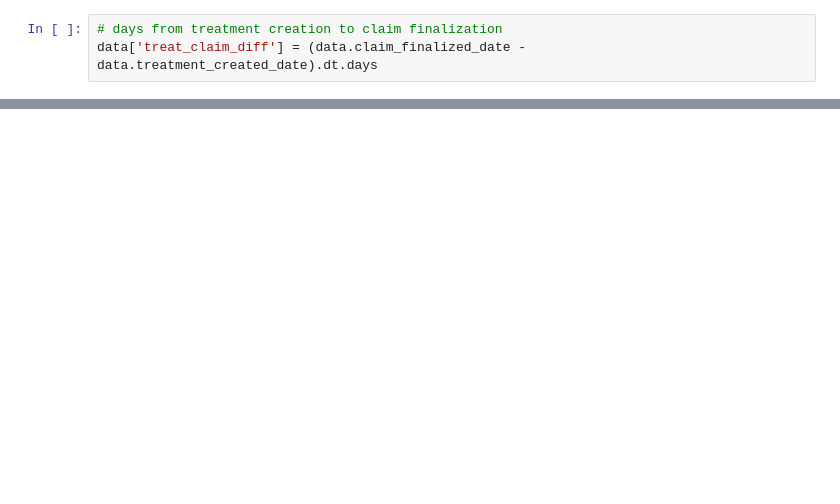
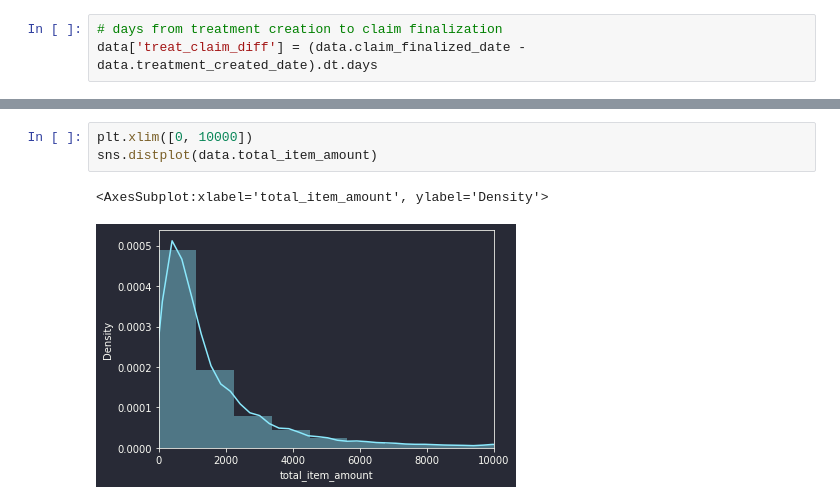
Before and after one commit to lyraxvincent/insurance-claims-prediction, a Jupyter notebook: 2.Feature Engineering, test various algorithms.ipynb, the cells around one changed output, grey strips where cells are left out. Cells and saved outputs as stored; diff of their text form; blank space fills up the shorter version.

```diff
--- a/2.Feature Engineering, test various algorithms.ipynb
+++ b/2.Feature Engineering, test various algorithms.ipynb
@@ -85,0 +90,6 @@ len(data)
+# %%
+plt.xlim([0, 10000])
+sns.distplot(data.total_item_amount)
+# %% [output]
+<AxesSubplot:xlabel='total_item_amount', ylabel='Density'>
+[figure, added]
```
Also changed, not shown: parts of 10 cells of this notebook.
